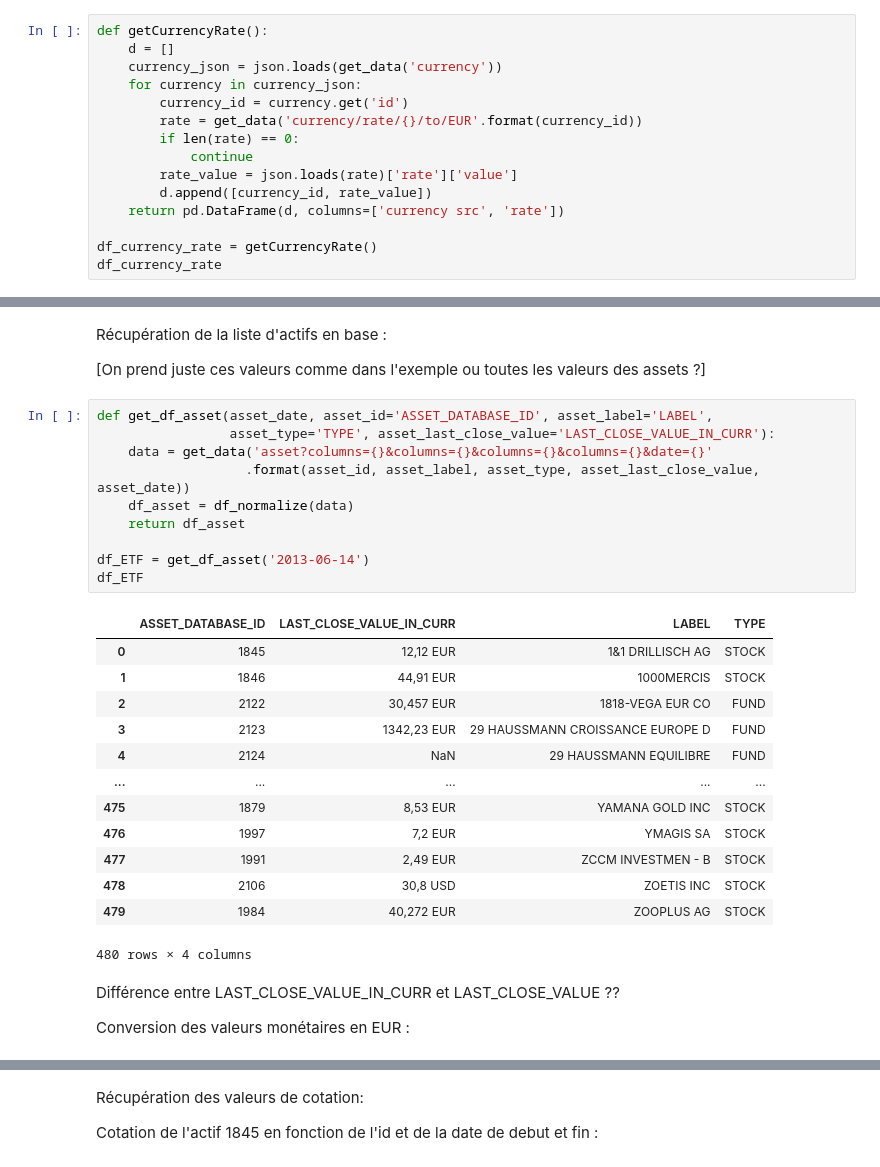
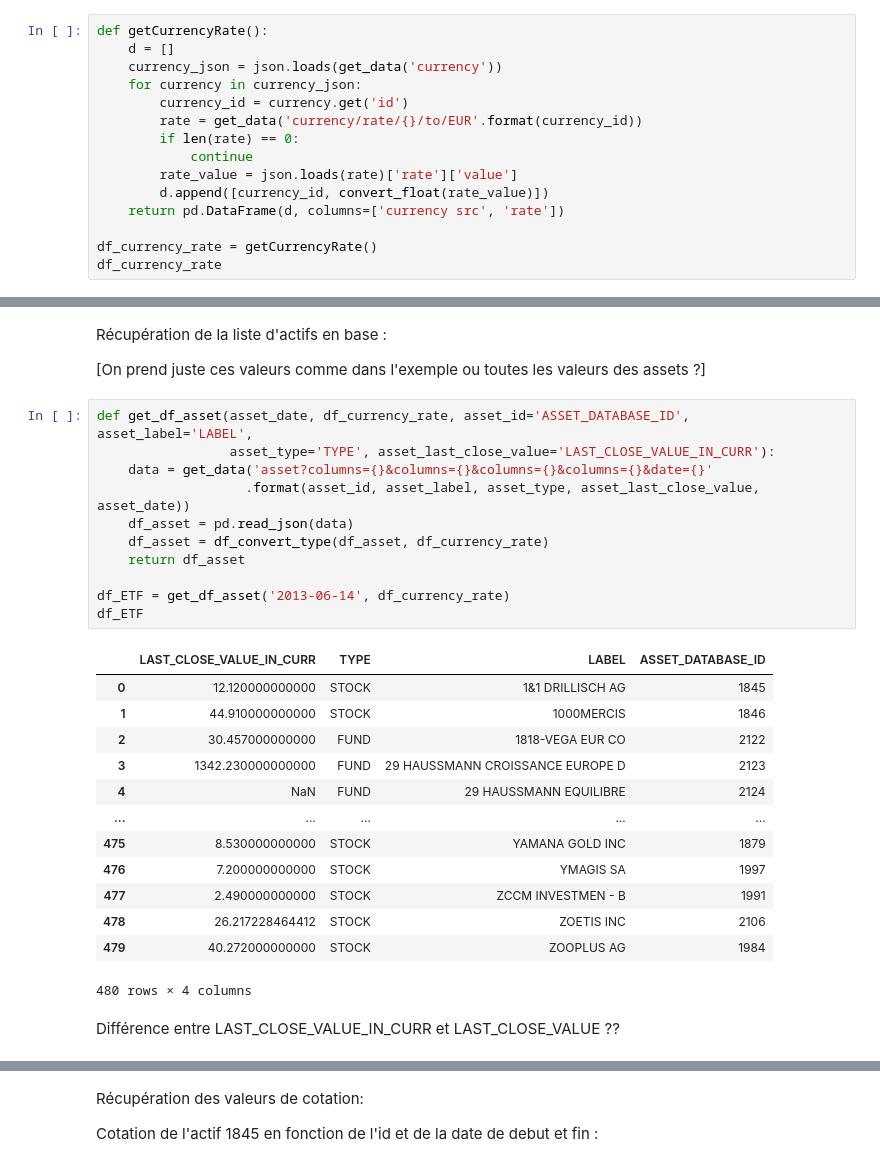
Before and after one commit to ArthurBiragnet/Dolphin, a Jupyter notebook: getAccessAPI.ipynb, the cells around one changed output, grey strips where cells are left out. Drawn from its saved outputs; the diff is of its cells as text.

```diff
--- a/getAccessAPI.ipynb
+++ b/getAccessAPI.ipynb
@@ -55,7 +96,7 @@ def getCurrencyRate():
         if len(rate) == 0:
             continue
         rate_value = json.loads(rate)['rate']['value']
-        d.append([currency_id, rate_value])
+        d.append([currency_id, convert_float(rate_value)])
     return pd.DataFrame(d, columns=['currency src', 'rate'])
 
 df_currency_rate = getCurrencyRate()
@@ -114,31 +150,29 @@ Récupération de la liste d'actifs en base :
 
 [On prend juste ces valeurs comme dans l'exemple ou toutes les valeurs des assets ?]
 # %%
-def get_df_asset(asset_date, asset_id='ASSET_DATABASE_ID', asset_label='LABEL',
+def get_df_asset(asset_date, df_currency_rate, asset_id='ASSET_DATABASE_ID', asset_label='LABEL',
                  asset_type='TYPE', asset_last_close_value='LAST_CLOSE_VALUE_IN_CURR'):
     data = get_data('asset?columns={}&columns={}&columns={}&columns={}&date={}'
                    .format(asset_id, asset_label, asset_type, asset_last_close_value, asset_date))
-    df_asset = df_normalize(data)
+    df_asset = pd.read_json(data)
+    df_asset = df_convert_type(df_asset, df_currency_rate)
     return df_asset
 
-df_ETF = get_df_asset('2013-06-14')
+df_ETF = get_df_asset('2013-06-14', df_currency_rate)
 df_ETF
 # %% [output]
-|  | ASSET_DATABASE_ID | LAST_CLOSE_VALUE_IN_CURR | LABEL | TYPE |
-| 0 | 1845 | 12,12 EUR | 1&1 DRILLISCH AG | STOCK |
-| 1 | 1846 | 44,91 EUR | 1000MERCIS | STOCK |
-| 2 | 2122 | 30,457 EUR | 1818-VEGA EUR CO | FUND |
-| 3 | 2123 | 1342,23 EUR | 29 HAUSSMANN CROISSANCE EUROPE D | FUND |
-| 4 | 2124 | NaN | 29 HAUSSMANN EQUILIBRE | FUND |
+|  | LAST_CLOSE_VALUE_IN_CURR | TYPE | LABEL | ASSET_DATABASE_ID |
+| 0 | 12.120000000000 | STOCK | 1&1 DRILLISCH AG | 1845 |
+| 1 | 44.910000000000 | STOCK | 1000MERCIS | 1846 |
+| 2 | 30.457000000000 | FUND | 1818-VEGA EUR CO | 2122 |
+| 3 | 1342.230000000000 | FUND | 29 HAUSSMANN CROISSANCE EUROPE D | 2123 |
+| 4 | NaN | FUND | 29 HAUSSMANN EQUILIBRE | 2124 |
 | ... | ... | ... | ... | ... |
-| 475 | 1879 | 8,53 EUR | YAMANA GOLD INC | STOCK |
-| 476 | 1997 | 7,2 EUR | YMAGIS SA | STOCK |
-| 477 | 1991 | 2,49 EUR | ZCCM INVESTMEN - B | STOCK |
-| 478 | 2106 | 30,8 USD | ZOETIS INC | STOCK |
-| 479 | 1984 | 40,272 EUR | ZOOPLUS AG | STOCK |
+| 475 | 8.530000000000 | STOCK | YAMANA GOLD INC | 1879 |
+| 476 | 7.200000000000 | STOCK | YMAGIS SA | 1997 |
+| 477 | 2.490000000000 | STOCK | ZCCM INVESTMEN - B | 1991 |
+| 478 | 26.217228464412 | STOCK | ZOETIS INC | 2106 |
+| 479 | 40.272000000000 | STOCK | ZOOPLUS AG | 1984 |
 480 rows × 4 columns
 # %% [markdown]
 Différence entre LAST_CLOSE_VALUE_IN_CURR et LAST_CLOSE_VALUE ??
-
-
-Conversion des valeurs monétaires en EUR :
```
Also changed, not shown: parts of 23 cells of this notebook.
